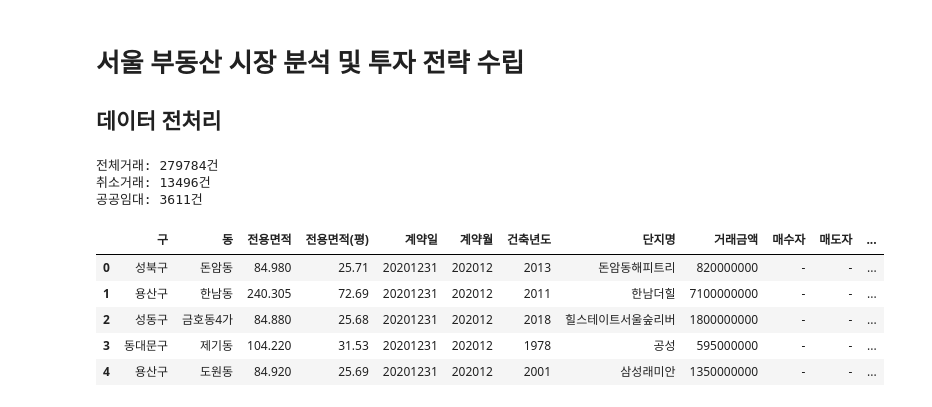
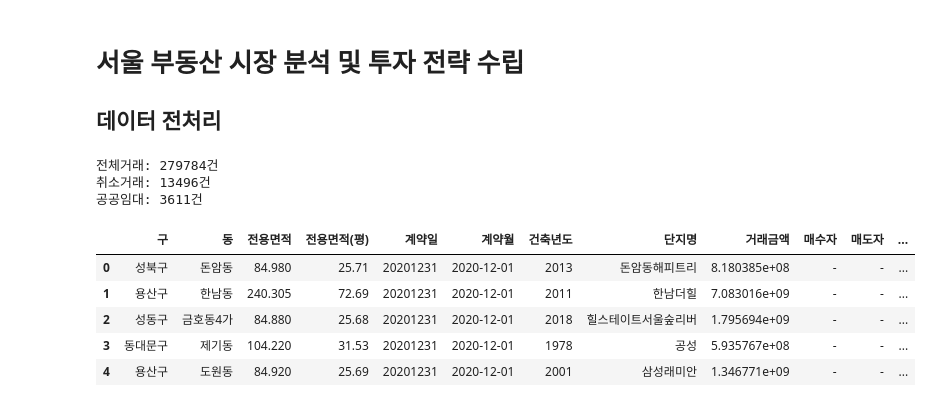
Before and after one commit to krystallinekim/pjt-DataAnalysis-Korean_Real_Estate, a Jupyter notebook: Data_Preprocessing.ipynb, the cells around one changed output. Saved outputs shown, nothing was run; the diff lists cells and outputs as text; code cells hidden in the pictures.

```diff
--- a/Data_Preprocessing.ipynb
+++ b/Data_Preprocessing.ipynb
@@ -31,7 +31,7 @@ df_sales = pd.DataFrame({
     '전용면적': df_sales_raw['전용면적(㎡)'],
     '전용면적(평)': (df_sales_raw['전용면적(㎡)'] * 0.3025).round(2),
     '계약일': df_sales_raw['계약년월'].astype(str) + df_sales_raw['계약일'].astype(str).str.zfill(2),
-    '계약월': df_sales_raw['계약년월'],
+    '계약월': pd.to_datetime(df_sales_raw['계약년월'], format='%Y%m'),
     '건축년도': df_sales_raw['건축년도'],
     '단지명': df_sales_raw['단지명'],
     '거래금액': df_sales_raw['거래금액(만원)'].str.replace(',', '').astype(int) * 10000,
@@ -40,37 +40,43 @@ df_sales = pd.DataFrame({
     '해제사유발생일': df_sales_raw['해제사유발생일']
 })
 print(f'전체거래: {len(df_sales)}건')
+
+# 실질가격으로 변환
+cpi = pd.read_csv('./data/소비자물가지수.csv', dtype={'시점': str})
+cpi['시점'] = pd.to_datetime(cpi['시점'], format='%Y.%m')
+
+df_sales = pd.merge(df_sales, cpi, left_on='계약월', right_on='시점', how='left')
+cpi_base = cpi['전국'].iloc[0]
+df_sales['거래금액'] = (df_sales['거래금액'] * (cpi_base / df_sales['전국'])).round(0)
 
 # 평단가 추가
 df_sales['평단가'] = (df_sales['거래금액'] / df_sales['전용면적(평)']).round(0).astype(int)
 
 # 취소된 거래 제거
 valid_mask = df_sales['해제사유발생일'] == '-'
 print(f'취소거래: {len(df_sales[~valid_mask])}건')
 
 df_sales = df_sales[valid_mask]
 df_sales = df_sales.drop('해제사유발생일', axis=1)
 
 # 공공기관이 구매한 데이터(임대주택 등) 제거 - 과거 데이터에는 매수자/매도자 없음
 # 월별로 같은 동에서 20건 이상 거래가 있을 경우는 의심거래로 분류
 monthly_counts = df_sales.groupby(['단지명', '계약일'])['구'].transform('count')
 df_sales.loc[monthly_counts >= 20, '공공임대'] = True
 
 # 2024년 이후 데이터에서는 공공기관이 매수한 경우는 의심거래로 분류
 df_sales.loc[df_sales['매수자'] == '공공기관', '공공임대'] = True
 
 print(f'공공임대: {df_sales['공공임대'].sum()}건')
 
-# csv로 저장
-df_sales.to_csv('./data/sales_clean.csv', index=False)
 display(df_sales.head())
 # %% [output]
 전체거래: 279784건
 취소거래: 13496건
 공공임대: 3611건
 |  | 구 | 동 | 전용면적 | 전용면적(평) | 계약일 | 계약월 | 건축년도 | 단지명 | 거래금액 | 매수자 | 매도자 | ... |
-| 0 | 성북구 | 돈암동 | 84.980 | 25.71 | 20201231 | 202012 | 2013 | 돈암동해피트리 | 820000000 | - | - | ... |
-| 1 | 용산구 | 한남동 | 240.305 | 72.69 | 20201231 | 202012 | 2011 | 한남더힐 | 7100000000 | - | - | ... |
-| 2 | 성동구 | 금호동4가 | 84.880 | 25.68 | 20201231 | 202012 | 2018 | 힐스테이트서울숲리버 | 1800000000 | - | - | ... |
-| 3 | 동대문구 | 제기동 | 104.220 | 31.53 | 20201231 | 202012 | 1978 | 공성 | 595000000 | - | - | ... |
-| 4 | 용산구 | 도원동 | 84.920 | 25.69 | 20201231 | 202012 | 2001 | 삼성래미안 | 1350000000 | - | - | ... |
+| 0 | 성북구 | 돈암동 | 84.980 | 25.71 | 20201231 | 2020-12-01 | 2013 | 돈암동해피트리 | 8.180385e+08 | - | - | ... |
+| 1 | 용산구 | 한남동 | 240.305 | 72.69 | 20201231 | 2020-12-01 | 2011 | 한남더힐 | 7.083016e+09 | - | - | ... |
+| 2 | 성동구 | 금호동4가 | 84.880 | 25.68 | 20201231 | 2020-12-01 | 2018 | 힐스테이트서울숲리버 | 1.795694e+09 | - | - | ... |
+| 3 | 동대문구 | 제기동 | 104.220 | 31.53 | 20201231 | 2020-12-01 | 1978 | 공성 | 5.935767e+08 | - | - | ... |
+| 4 | 용산구 | 도원동 | 84.920 | 25.69 | 20201231 | 2020-12-01 | 2001 | 삼성래미안 | 1.346771e+09 | - | - | ... |
```
Also changed, not shown: parts of 1 cell of this notebook, 3 other files.
